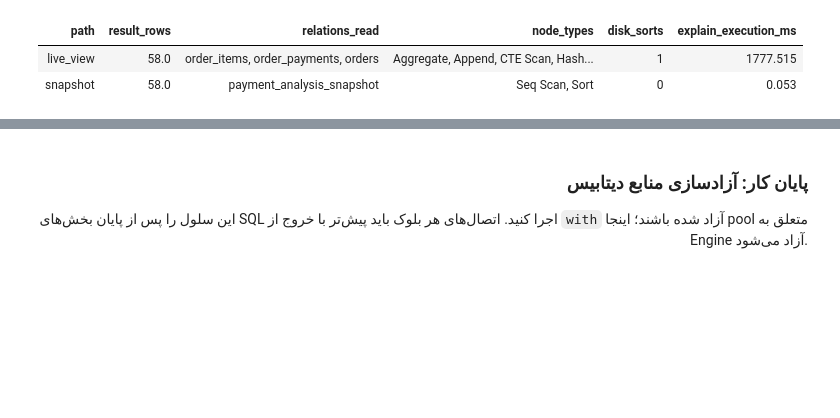
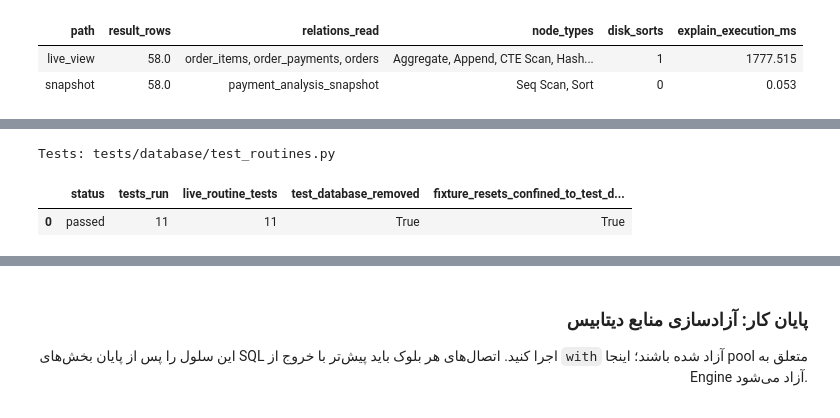
Before and after one commit to Ehsan-soveyzi/data_factory, a Jupyter notebook: stages/stage_02/solution.ipynb, the cells around one changed output, grey strips where cells are left out. Drawn from its saved outputs; the diff is of its cells as text; code cells hidden in the pictures; blank space fills up the shorter version.

```diff
--- a/stages/stage_02/solution.ipynb
+++ b/stages/stage_02/solution.ipynb
@@ -2503,0 +2622,11 @@ display(HTML(pd.DataFrame(view_plan_rows).to_html(index=False)))
+# %%
+routine_tests = json.loads((PROJECT_ROOT / "stages/stage_02/evidence/quality/routine_tests.json").read_text(encoding="utf-8"))
+display(pd.DataFrame([{key: routine_tests[key] for key in
+    ["status", "tests_run", "live_routine_tests", "test_database_removed",
+     "fixture_resets_confined_to_test_database"]}]))
+assert routine_tests["status"] == "passed" and routine_tests["live_routine_tests"] == 11
+print("Tests: tests/database/test_routines.py")
+# %% [output]
+Tests: tests/database/test_routines.py
+|  | status | tests_run | live_routine_tests | test_database_removed | fixture_resets_confined_to_test_d... |
+| 0 | passed | 11 | 11 | True | True |
```
Also changed, not shown: parts of 18 cells of this notebook, 15 other files.
